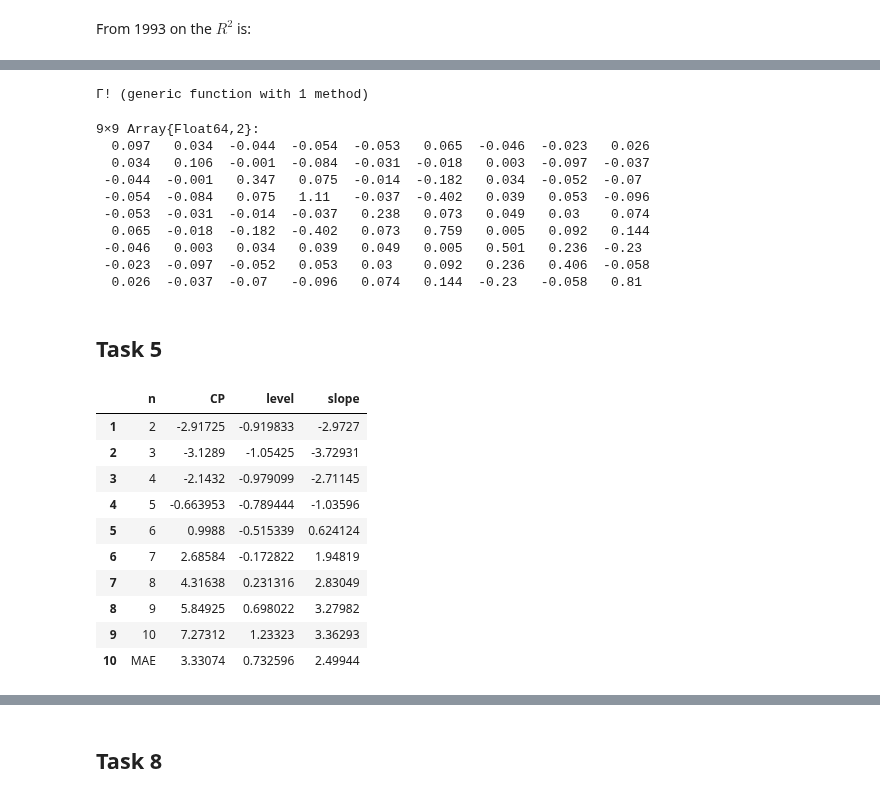
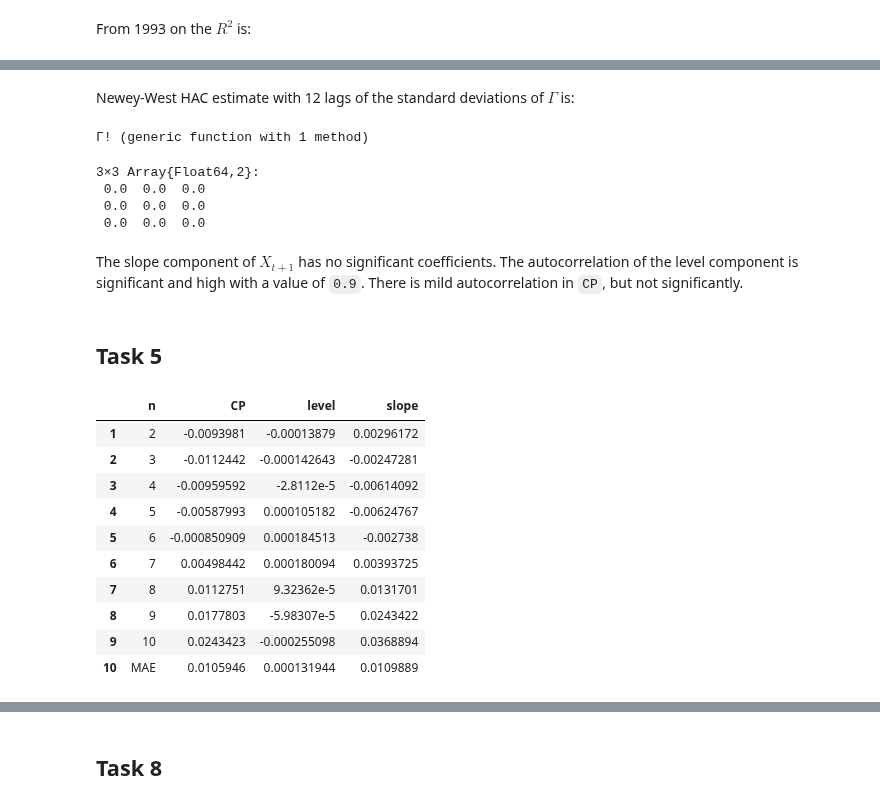
Before and after one commit to MaximilianJHuber/NYU, a Jupyter notebook: EmpAP/PS5/PS5.ipynb, the cells around one changed output, grey strips where cells are left out. Cells and saved outputs as stored; diff of their text form; code cells hidden in the pictures.

```diff
--- a/EmpAP/PS5/PS5.ipynb
+++ b/EmpAP/PS5/PS5.ipynb
@@ -61,4 +40,6 @@ rx_t1 = pt[1:end-1, 1:9] - pt[2:end, 2:10] - repmat(data[2:end, 2], 1, 9);
 # %%
-rxbar_t1 = 1/9 * sum(rx_t1, 2)
-X = hcat(ones(length(rxbar_t1)), data[2:end, :SVENY01], [data[2:end, Symbol("fwd$(y)y")] for y in 2:5]...)
+rxbar_t1 = 1/9 * sum(rx_t1, 2)[:]
+X = hcat(ones(length(data[13:end, :SVENY01])), data[13:end, :SVENY01], [data[13:end, Symbol("fwd$(y)y")] for y in 2:5]...)
+
+γ = (X' * X) \ (X' * rxbar_t1)
 # %% [output]
@@ -92,2 +55,2 @@ X = hcat(ones(length(rxbar_t1)), data[2:end, :SVENY01], [data[2:end, Symbol("fwd
 # %%
-CP = (X * γ)[:, 1]
+CP = (X * γ);
@@ -254,4 +126,4 @@ I guess it's correct?!
 # %%
-Γ = ((X[13:end, :])' * X[13:end, :]) \ ((X[13:end, :])' * X[1:end-12, :])
+Γ = (((X[13:end, :])' * X[13:end, :]) \ ((X[13:end, :])' * X[1:end-12, :]))'
 # %% [output]
 3×3 Array{Float64,2}:
@@ -263,5 +135,5 @@ naive OLS estimate of $\Sigma$:
 # %%
-ϵ = ((X[1:end-12, :])' .- Γ * (X[13:end, :])')'
+ϵ = X[1:end-12, :] .- X[13:end, :] * Γ'
 Σ = ϵ'ϵ/(size(ϵ, 1) - 9 - 1)
 # %% [output]
 3×3 Array{Float64,2}:
@@ -273 +143,3 @@ HAC estimate of the variance matrix of $vec(\Gamma)$:
+# %% [markdown]
+Newey-West HAC estimate with 12 lags of the standard deviations of $\Gamma$ is:
 # %%
@@ -300,46 +173,42 @@ end
 # %% [output]
 Γ! (generic function with 1 method)
 # %%
-round.(Shat_HAC(X[1:end-12, :], X[13:end, :], Γ, Jn = 12)/size(X, 1), 3)
+reshape(round.(sqrt.(diag(Shat_HAC(X[1:end-12, :], X[13:end, :], Γ, Jn = 12)/size(X, 1))), 3), 3, 3)
 # %% [output]
-9×9 Array{Float64,2}:
-  0.097   0.034  -0.044  -0.054  -0.053   0.065  -0.046  -0.023   0.026
-  0.034   0.106  -0.001  -0.084  -0.031  -0.018   0.003  -0.097  -0.037
- -0.044  -0.001   0.347   0.075  -0.014  -0.182   0.034  -0.052  -0.07
- -0.054  -0.084   0.075   1.11   -0.037  -0.402   0.039   0.053  -0.096
- -0.053  -0.031  -0.014  -0.037   0.238   0.073   0.049   0.03    0.074
-  0.065  -0.018  -0.182  -0.402   0.073   0.759   0.005   0.092   0.144
- -0.046   0.003   0.034   0.039   0.049   0.005   0.501   0.236  -0.23
- -0.023  -0.097  -0.052   0.053   0.03    0.092   0.236   0.406  -0.058
-  0.026  -0.037  -0.07   -0.096   0.074   0.144  -0.23   -0.058   0.81
+3×3 Array{Float64,2}:
+ 0.0  0.0  0.0
+ 0.0  0.0  0.0
+ 0.0  0.0  0.0
+# %% [markdown]
+The slope component of $X_{t+1}$ has no significant coefficients. The autocorrelation of the level component is significant and high with a value of `0.9`. There is mild autocorrelation in `CP`, but not significantly.
 # %% [markdown]
 ## Task 5
 # %%
-β = [begin
+α = zeros(9, 3)
+
+for i in 1:3
+    # first stage: time series regression
     X = hcat(ones(size(ϵ, 1)), ϵ[:, i])
     β = ((X' * X) \ (X' * rx_t1[13:end, :]))'
     β = β[:, 2]
-end for i in 1:3]
 
-result = [begin
-    λ = (β[i]' * β[i]) \ (β[i]' * (mean(rx_t1[13:end, :], 1) + 1/2 * var(rx_t1[13:end, :], 1))')
-    (λ, (mean(rx_t1[13:end, :], 1) + 1/2 * var(rx_t1[13:end, :], 1))' - β[i] * λ)
-end for i in 1:3];
+    # second stage: cross-sectional regression
+    λ = (β' * β) \ (β' * (mean(rx_t1[13:end, :], 1) + 1/2 * var(rx_t1[13:end, :], 1))[:])
+    α[:, i] = (mean(rx_t1[13:end, :], 1) + 1/2 * var(rx_t1[13:end, :], 1))[:] - β * λ
+end
+
+table = DataFrame(hcat(string.(2:10), α), [:n, :CP, :level, :slope])
+push!(table, vcat("MAE", mean(abs.(α), 1)[:]))
+table
+# %% [output]
+|  | n | CP | level | slope |
+| 1 | 2 | -0.0093981 | -0.00013879 | 0.00296172 |
+| 2 | 3 | -0.0112442 | -0.000142643 | -0.00247281 |
+| 3 | 4 | -0.00959592 | -2.8112e-5 | -0.00614092 |
+| 4 | 5 | -0.00587993 | 0.000105182 | -0.00624767 |
+| 5 | 6 | -0.000850909 | 0.000184513 | -0.002738 |
+| 6 | 7 | 0.00498442 | 0.000180094 | 0.00393725 |
+| 7 | 8 | 0.0112751 | 9.32362e-5 | 0.0131701 |
+| 8 | 9 | 0.0177803 | -5.98307e-5 | 0.0243422 |
+| 9 | 10 | 0.0243423 | -0.000255098 | 0.0368894 |
+| 10 | MAE | 0.0105946 | 0.000131944 | 0.0109889 |
-# %%
-λ = [result[i][1][1] for i in 1:3]
-α = hcat([result[i][2] for i in 1:3]...)
-table = DataFrame(hcat(string.(2:10), α), [:n, :CP, :level, :slope])
-push!(table, vcat("MAE", mean(abs.(α), 1)[:]))
-table
-# %% [output]
-|  | n | CP | level | slope |
-| 1 | 2 | -2.91725 | -0.919833 | -2.9727 |
-| 2 | 3 | -3.1289 | -1.05425 | -3.72931 |
-| 3 | 4 | -2.1432 | -0.979099 | -2.71145 |
-| 4 | 5 | -0.663953 | -0.789444 | -1.03596 |
-| 5 | 6 | 0.9988 | -0.515339 | 0.624124 |
-| 6 | 7 | 2.68584 | -0.172822 | 1.94819 |
-| 7 | 8 | 4.31638 | 0.231316 | 2.83049 |
-| 8 | 9 | 5.84925 | 0.698022 | 3.27982 |
-| 9 | 10 | 7.27312 | 1.23323 | 3.36293 |
-| 10 | MAE | 3.33074 | 0.732596 | 2.49944 |
```
Also changed, not shown: parts of 71 cells of this notebook.
